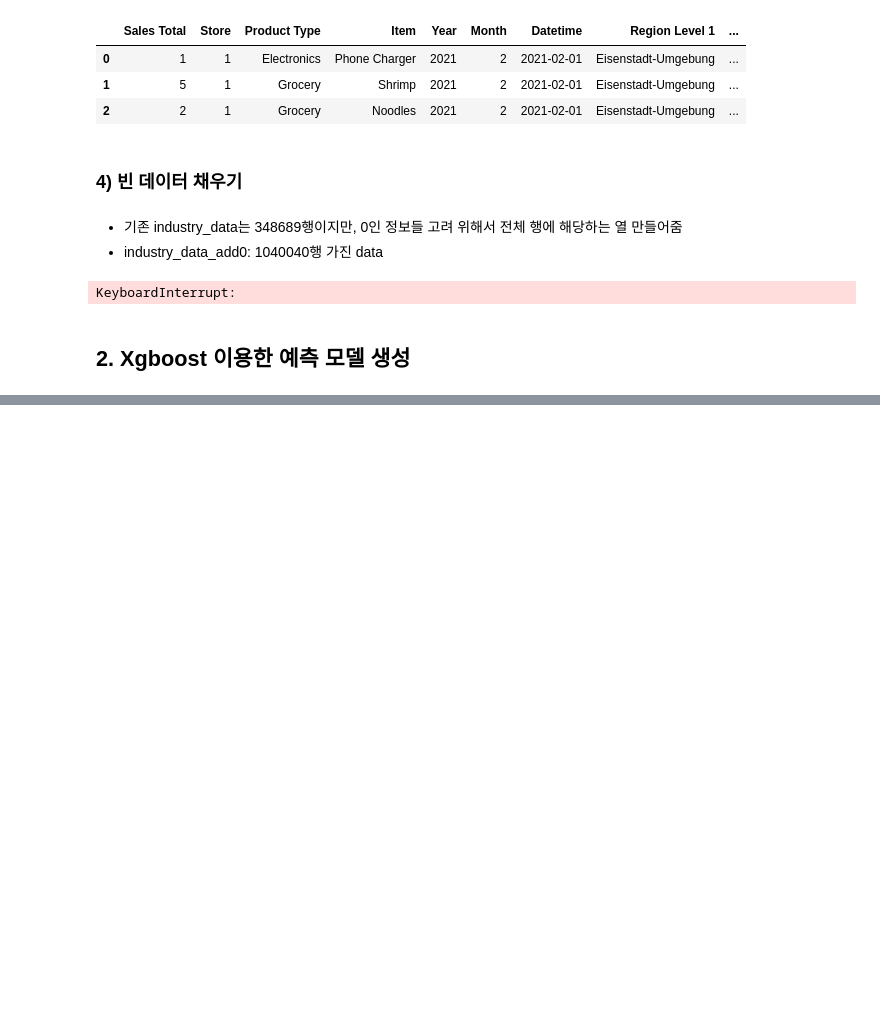
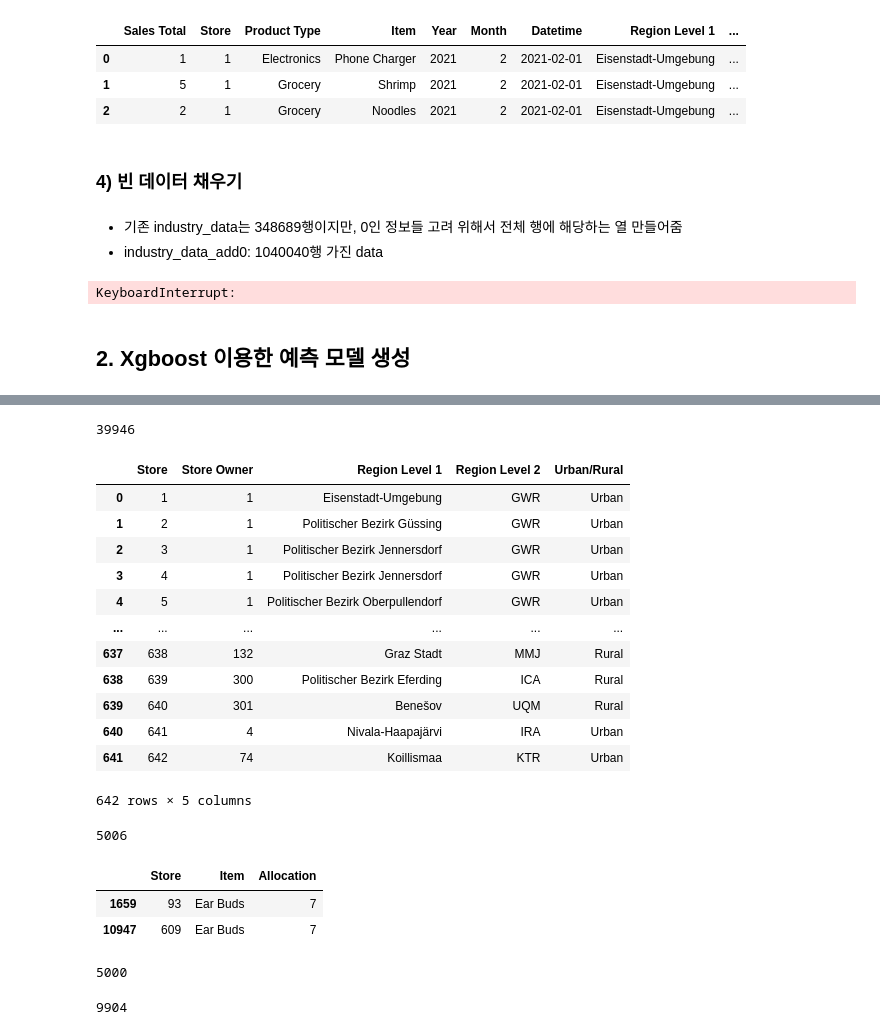
Before and after one commit to minji-o-j/Data-Science-Project, a Jupyter notebook: xgboost_final.ipynb, the cells around one changed output, grey strips where cells are left out. Drawn from its saved outputs; the diff is of its cells as text; code cells hidden in the pictures; blank space fills up the shorter version.

```diff
--- a/xgboost_final.ipynb
+++ b/xgboost_final.ipynb
@@ -424,0 +392,21 @@ result['predicted'] = y_pred_r
+# %%
+# 예측된 전체 데이터 개수 확인
+sum_456["predicted"].sum()
+# %% [output]
+39946
+# %%
+dealer_hierarchies
+# %% [output]
+|  | Store | Store Owner | Region Level 1 | Region Level 2 | Urban/Rural |
+| 0 | 1 | 1 | Eisenstadt-Umgebung | GWR | Urban |
+| 1 | 2 | 1 | Politischer Bezirk Güssing | GWR | Urban |
+| 2 | 3 | 1 | Politischer Bezirk Jennersdorf | GWR | Urban |
+| 3 | 4 | 1 | Politischer Bezirk Jennersdorf | GWR | Urban |
+| 4 | 5 | 1 | Politischer Bezirk Oberpullendorf | GWR | Urban |
+| ... | ... | ... | ... | ... | ... |
+| 637 | 638 | 132 | Graz Stadt | MMJ | Rural |
+| 638 | 639 | 300 | Politischer Bezirk Eferding | ICA | Rural |
+| 639 | 640 | 301 | Benešov | UQM | Rural |
+| 640 | 641 | 4 | Nivala-Haapajärvi | IRA | Urban |
+| 641 | 642 | 74 | Koillismaa | KTR | Urban |
+642 rows × 5 columns
@@ -424,0 +463,4 @@ result['predicted'] = y_pred_r
+# %%
+sum(divided)
+# %% [output]
+5006
@@ -424,0 +469,6 @@ result['predicted'] = y_pred_r
+# %%
+submission_5k[(submission_5k["Item"] == "Ear Buds") & (submission_5k["Allocation"] > 5)]
+# %% [output]
+|  | Store | Item | Allocation |
+| 1659 | 93 | Ear Buds | 7 |
+| 10947 | 609 | Ear Buds | 7 |
@@ -424,0 +479,4 @@ result['predicted'] = y_pred_r
+# %%
+submission_5k["Allocation"].sum()
+# %% [output]
+5000
@@ -424,0 +525,4 @@ result['predicted'] = y_pred_r
+# %%
+sum(divided)
+# %% [output]
+9904
```
Also changed, not shown: parts of 55 cells of this notebook, 2 other files.
